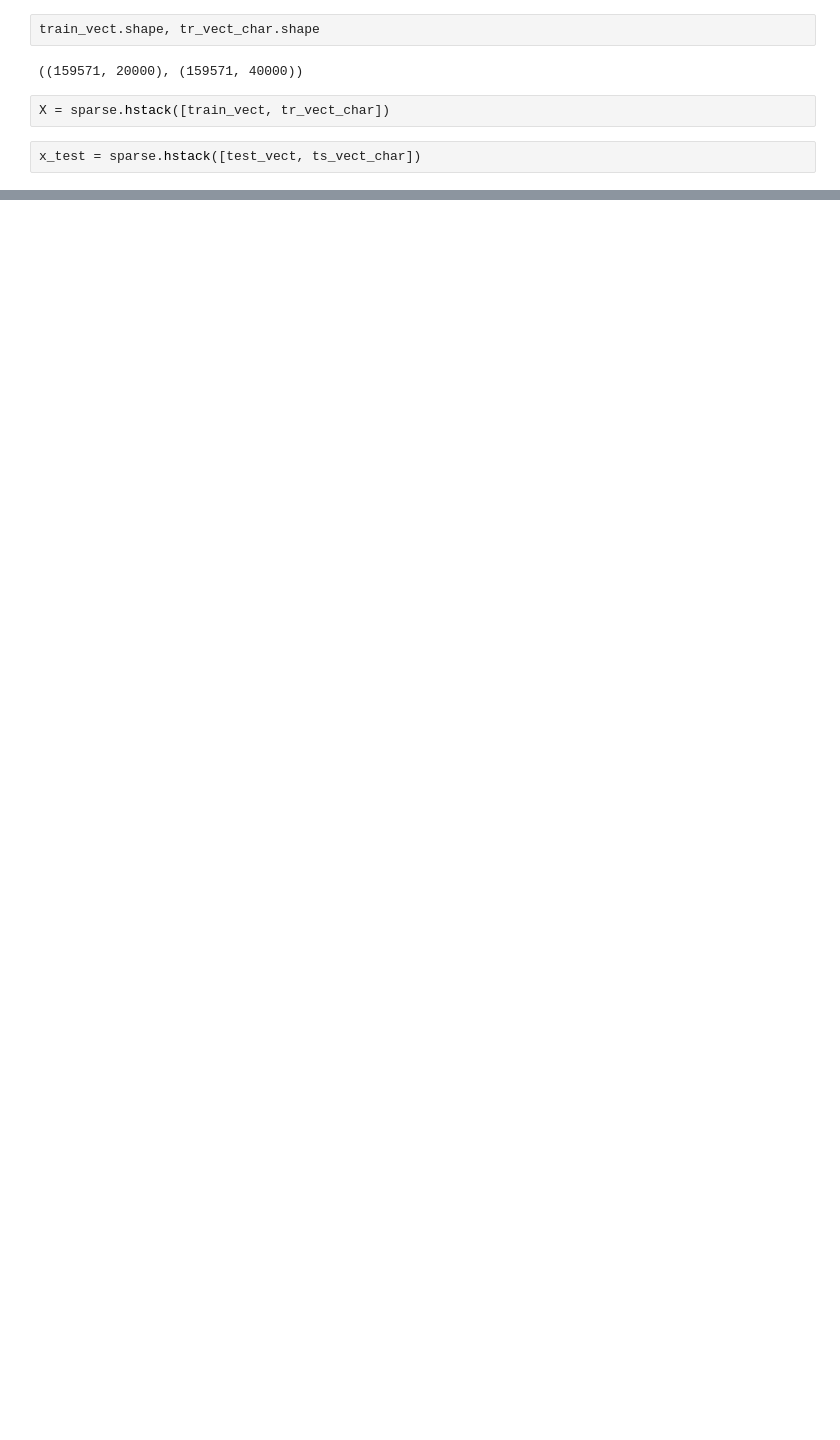
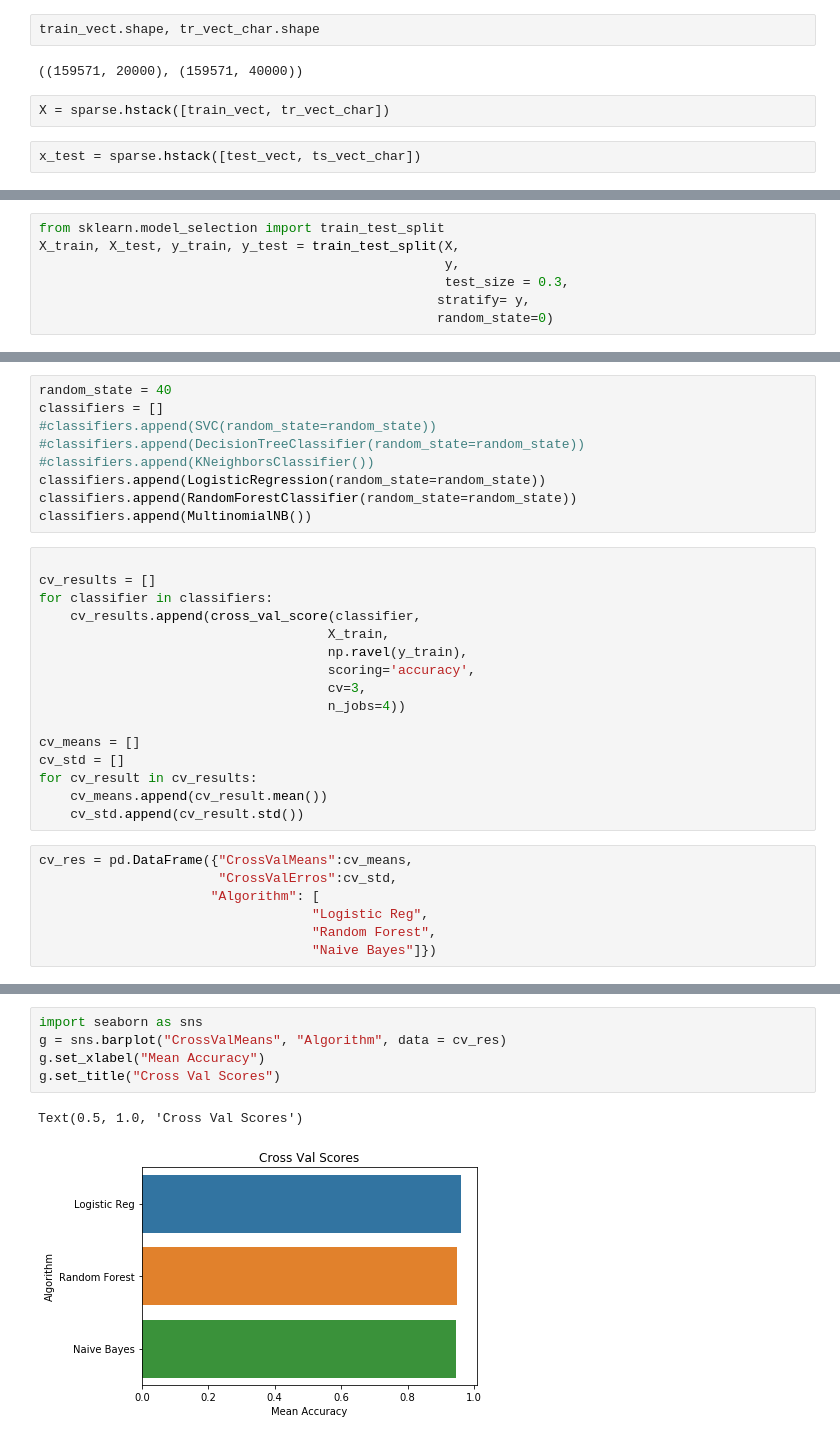
Before and after one commit to sghenimi/ScratchML, a Jupyter notebook: 0-kaggle-jigsaw/2_models_Jigsaw.ipynb, the cells around one changed output, grey strips where cells are left out. Saved outputs shown, nothing was run; the diff lists cells and outputs as text; blank space fills up the shorter version.

Commit message:
maj models

```diff
--- a/0-kaggle-jigsaw/2_models_Jigsaw.ipynb
+++ b/0-kaggle-jigsaw/2_models_Jigsaw.ipynb
@@ -231,0 +215,7 @@ submit.head(10)
+# %%
+from sklearn.model_selection import train_test_split
+X_train, X_test, y_train, y_test = train_test_split(X,
+                                                    y,
+                                                    test_size = 0.3,
+                                                   stratify= y,
+                                                   random_state=0)
@@ -231,0 +230,32 @@ submit.head(10)
+# %%
+random_state = 40
+classifiers = []
+#classifiers.append(SVC(random_state=random_state))
+#classifiers.append(DecisionTreeClassifier(random_state=random_state))
+#classifiers.append(KNeighborsClassifier())
+classifiers.append(LogisticRegression(random_state=random_state))
+classifiers.append(RandomForestClassifier(random_state=random_state))
+classifiers.append(MultinomialNB())
+# %%
+
+cv_results = []
+for classifier in classifiers:
+    cv_results.append(cross_val_score(classifier,
+                                     X_train,
+                                     np.ravel(y_train),
+                                     scoring='accuracy',
+                                     cv=3,
+                                     n_jobs=4))
+
+cv_means = []
+cv_std = []
+for cv_result in cv_results:
+    cv_means.append(cv_result.mean())
+    cv_std.append(cv_result.std())
+# %%
+cv_res = pd.DataFrame({"CrossValMeans":cv_means,
+                       "CrossValErros":cv_std,
+                      "Algorithm": [
+                                   "Logistic Reg",
+                                   "Random Forest",
+                                   "Naive Bayes"]})
@@ -231,0 +269,8 @@ submit.head(10)
+# %%
+import seaborn as sns
+g = sns.barplot("CrossValMeans", "Algorithm", data = cv_res)
+g.set_xlabel("Mean Accuracy")
+g.set_title("Cross Val Scores")
+# %% [output]
+Text(0.5, 1.0, 'Cross Val Scores')
+[figure, added]
```
Also changed, not shown: parts of 22 cells of this notebook, 1 other file.
